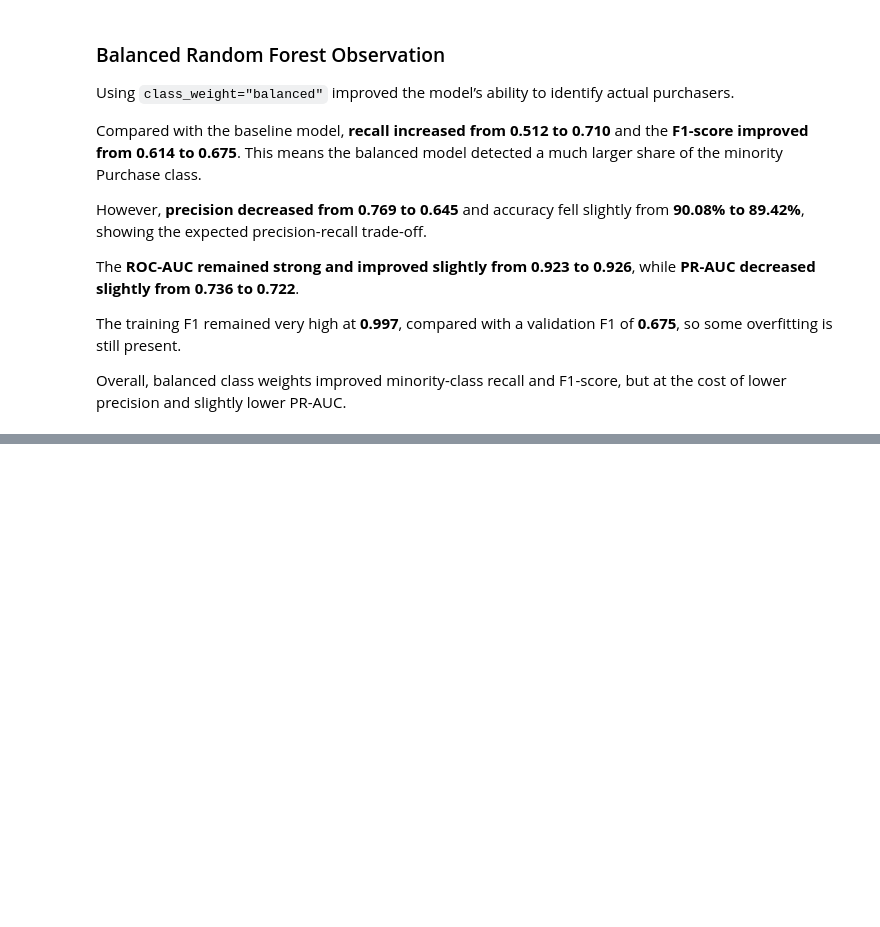
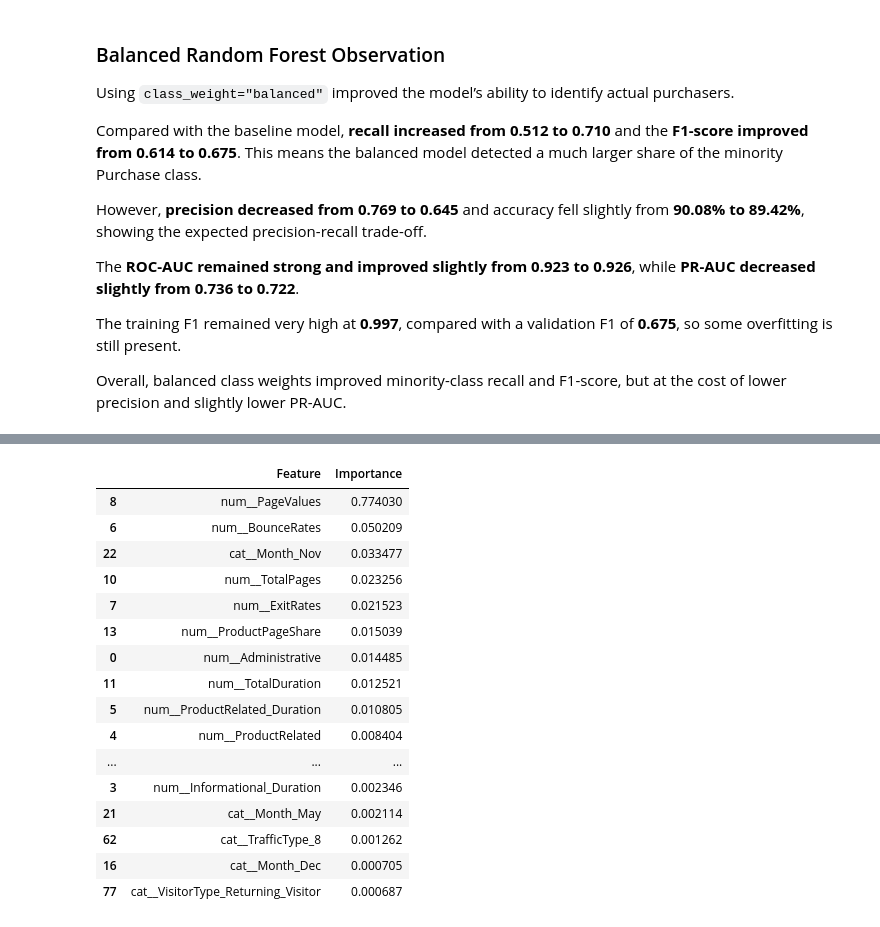
Before and after one commit to Inupama/BuySense, a Jupyter notebook: experiments/04d_random_forest.ipynb, the cells around one changed output, grey strips where cells are left out. Cells and saved outputs as stored; diff of their text form; code cells hidden in the pictures; blank space fills up the shorter version.

```diff
--- a/experiments/04d_random_forest.ipynb
+++ b/experiments/04d_random_forest.ipynb
@@ -396,0 +475,2 @@ Overall, balanced class weights improved minority-class recall and F1-score, but
+# %%
+best_rf = rf_search.best_estimator_
@@ -396,0 +588,28 @@ Overall, balanced class weights improved minority-class recall and F1-score, but
+# %%
+rf_importance = pd.DataFrame({
+    "Feature": feature_names,
+    "Importance": rf_model.feature_importances_
+}).sort_values(
+    "Importance",
+    ascending=False
+)
+
+rf_importance.head(20)
+# %% [output]
+|  | Feature | Importance |
+| 8 | num__PageValues | 0.774030 |
+| 6 | num__BounceRates | 0.050209 |
+| 22 | cat__Month_Nov | 0.033477 |
+| 10 | num__TotalPages | 0.023256 |
+| 7 | num__ExitRates | 0.021523 |
+| 13 | num__ProductPageShare | 0.015039 |
+| 0 | num__Administrative | 0.014485 |
+| 11 | num__TotalDuration | 0.012521 |
+| 5 | num__ProductRelated_Duration | 0.010805 |
+| 4 | num__ProductRelated | 0.008404 |
+| ... | ... | ... |
+| 3 | num__Informational_Duration | 0.002346 |
+| 21 | cat__Month_May | 0.002114 |
+| 62 | cat__TrafficType_8 | 0.001262 |
+| 16 | cat__Month_Dec | 0.000705 |
+| 77 | cat__VisitorType_Returning_Visitor | 0.000687 |
```
Also changed, not shown: parts of 30 cells of this notebook.
